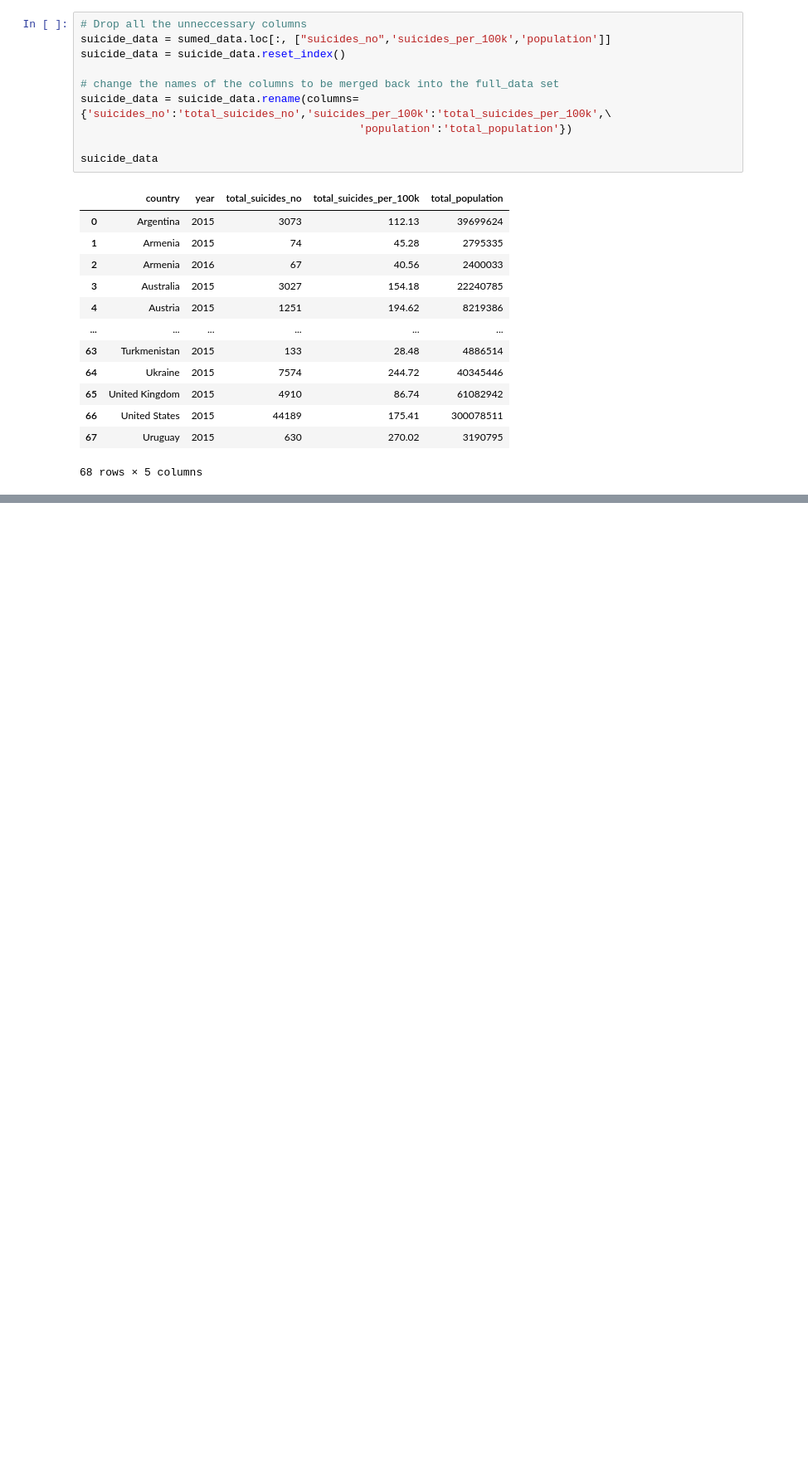
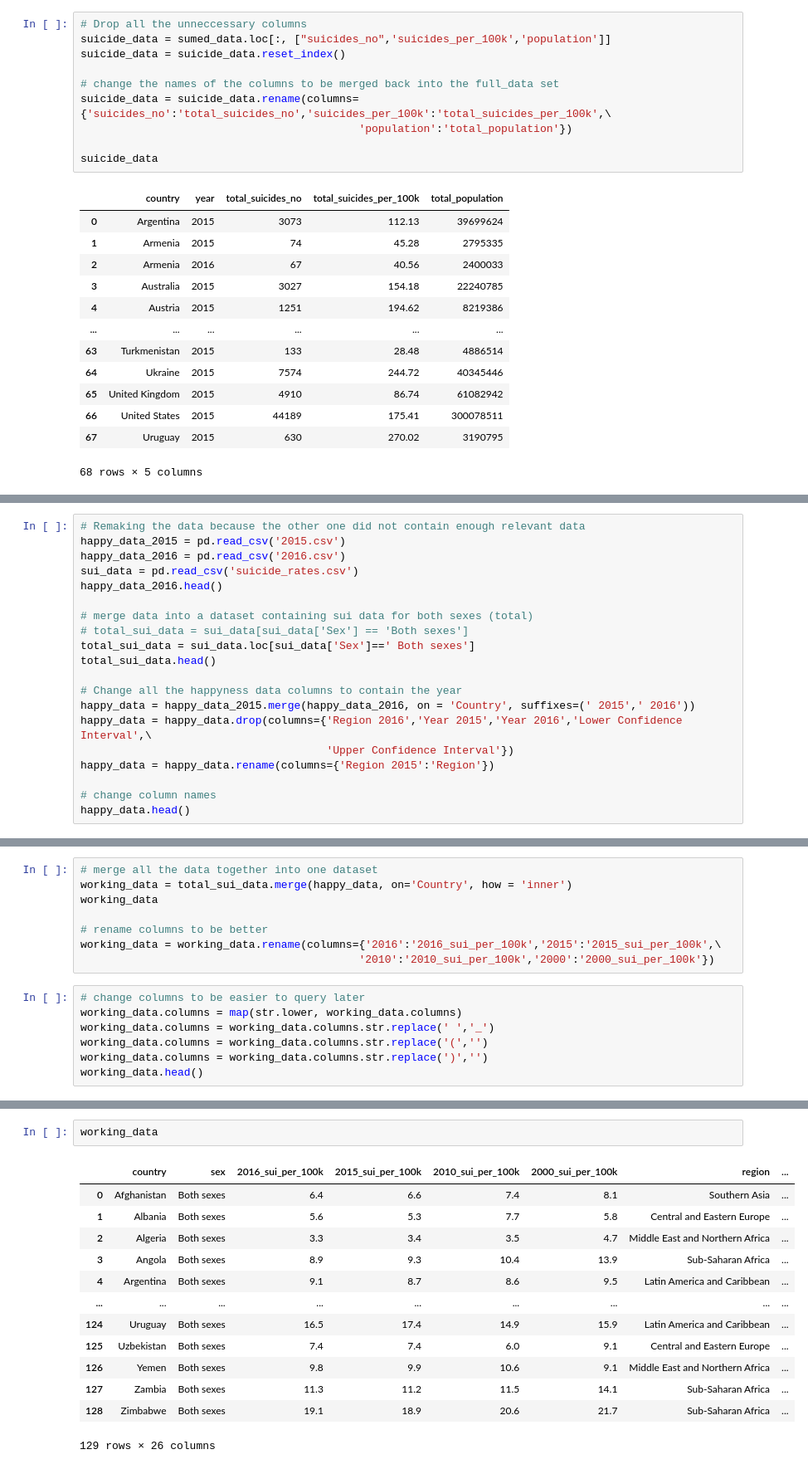
Before and after one commit to lake-walker/project_2, a Jupyter notebook: data_cleaning.ipynb, the cells around one changed output, grey strips where cells are left out. Shown at 83% size. Saved outputs shown, nothing was run; the diff lists cells and outputs as text; blank space fills up the shorter version.

```diff
--- a/data_cleaning.ipynb
+++ b/data_cleaning.ipynb
@@ -93,0 +103,20 @@ country_data.to_csv(f'country_data.csv', index=False)
+# %%
+# Remaking the data because the other one did not contain enough relevant data
+happy_data_2015 = pd.read_csv('2015.csv')
+happy_data_2016 = pd.read_csv('2016.csv')
+sui_data = pd.read_csv('suicide_rates.csv')
+happy_data_2016.head()
+
+# merge data into a dataset containing sui data for both sexes (total)
+# total_sui_data = sui_data[sui_data['Sex'] == 'Both sexes']
+total_sui_data = sui_data.loc[sui_data['Sex']==' Both sexes']
+total_sui_data.head()
+
+# Change all the happyness data columns to contain the year
+happy_data = happy_data_2015.merge(happy_data_2016, on = 'Country', suffixes=(' 2015',' 2016'))
+happy_data = happy_data.drop(columns={'Region 2016','Year 2015','Year 2016','Lower Confidence Interval',\
+                                      'Upper Confidence Interval'})
+happy_data = happy_data.rename(columns={'Region 2015':'Region'})
+
+# change column names
+happy_data.head()
@@ -93,0 +131,15 @@ country_data.to_csv(f'country_data.csv', index=False)
+# %%
+# merge all the data together into one dataset
+working_data = total_sui_data.merge(happy_data, on='Country', how = 'inner')
+working_data
+
+# rename columns to be better
+working_data = working_data.rename(columns={'2016':'2016_sui_per_100k','2015':'2015_sui_per_100k',\
+                                           '2010':'2010_sui_per_100k','2000':'2000_sui_per_100k'})
+# %%
+# change columns to be easier to query later
+working_data.columns = map(str.lower, working_data.columns)
+working_data.columns = working_data.columns.str.replace(' ','_')
+working_data.columns = working_data.columns.str.replace('(','')
+working_data.columns = working_data.columns.str.replace(')','')
+working_data.head()
@@ -93,0 +154,16 @@ country_data.to_csv(f'country_data.csv', index=False)
+# %%
+working_data
+# %% [output]
+|  | country | sex | 2016_sui_per_100k | 2015_sui_per_100k | 2010_sui_per_100k | 2000_sui_per_100k | region | ... |
+| 0 | Afghanistan | Both sexes | 6.4 | 6.6 | 7.4 | 8.1 | Southern Asia | ... |
+| 1 | Albania | Both sexes | 5.6 | 5.3 | 7.7 | 5.8 | Central and Eastern Europe | ... |
+| 2 | Algeria | Both sexes | 3.3 | 3.4 | 3.5 | 4.7 | Middle East and Northern Africa | ... |
+| 3 | Angola | Both sexes | 8.9 | 9.3 | 10.4 | 13.9 | Sub-Saharan Africa | ... |
+| 4 | Argentina | Both sexes | 9.1 | 8.7 | 8.6 | 9.5 | Latin America and Caribbean | ... |
+| ... | ... | ... | ... | ... | ... | ... | ... | ... |
+| 124 | Uruguay | Both sexes | 16.5 | 17.4 | 14.9 | 15.9 | Latin America and Caribbean | ... |
+| 125 | Uzbekistan | Both sexes | 7.4 | 7.4 | 6.0 | 9.1 | Central and Eastern Europe | ... |
+| 126 | Yemen | Both sexes | 9.8 | 9.9 | 10.6 | 9.1 | Middle East and Northern Africa | ... |
+| 127 | Zambia | Both sexes | 11.3 | 11.2 | 11.5 | 14.1 | Sub-Saharan Africa | ... |
+| 128 | Zimbabwe | Both sexes | 19.1 | 18.9 | 20.6 | 21.7 | Sub-Saharan Africa | ... |
+129 rows × 26 columns
```
Also changed, not shown: parts of 10 cells of this notebook, 6 other files.
